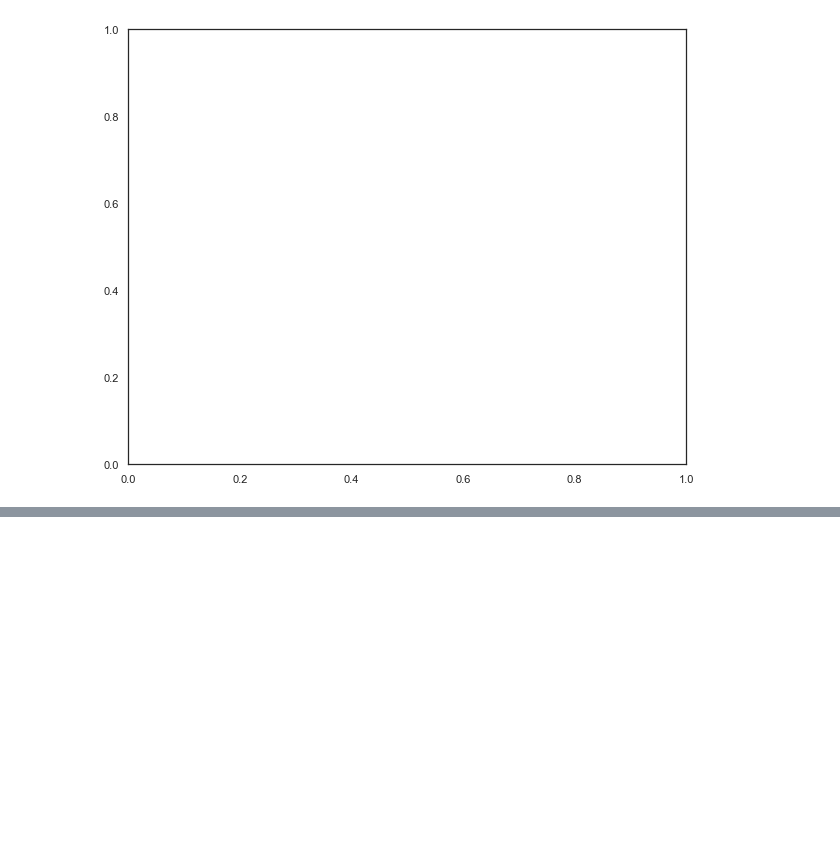
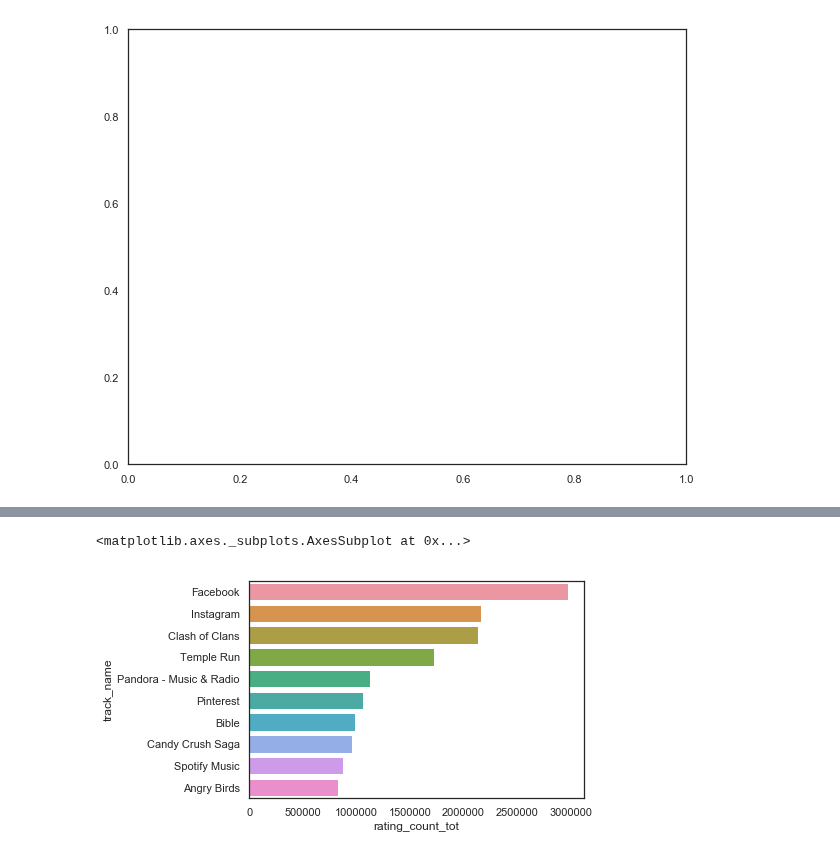
Before and after one commit to natepill/DS1.1, a Jupyter notebook: tutorials/App-Store-Dataset.ipynb, the cells around one changed output, grey strips where cells are left out. Saved outputs shown, nothing was run; the diff lists cells and outputs as text; code cells hidden in the pictures; blank space fills up the shorter version.

```diff
--- a/tutorials/App-Store-Dataset.ipynb
+++ b/tutorials/App-Store-Dataset.ipynb
@@ -154,0 +193,17 @@ LABELS = ["<10m", "10-20m", "20-50m", "50-100m", "100-200m", "200-500m", "500-10
+# %%
+# slice our categorical price data into two objects based on category in a new cell.
+
+free_apps = df.loc[df["price_categories"] == "FREE"]
+paid_apps = df.loc[df["price_categories"] == "PAID"]
+# %%
+# sort our sliced categorical price data based on total user ratings to get two new objects
+
+free_apps_rated = free_apps.sort_values(by=["rating_count_tot"], ascending=False)
+paid_apps_rated = paid_apps.sort_values(by=["rating_count_tot"], ascending= False)
+# %%
+# top ten highest rated apps in each category.
+#Free Apps
+sns.barplot(x=free_apps_rated["rating_count_tot"][:10], y=free_apps_rated["track_name"][:10])
+# %% [output]
+<matplotlib.axes._subplots.AxesSubplot at 0x...>
+[figure, added]
```
Also changed, not shown: parts of 18 cells of this notebook.
